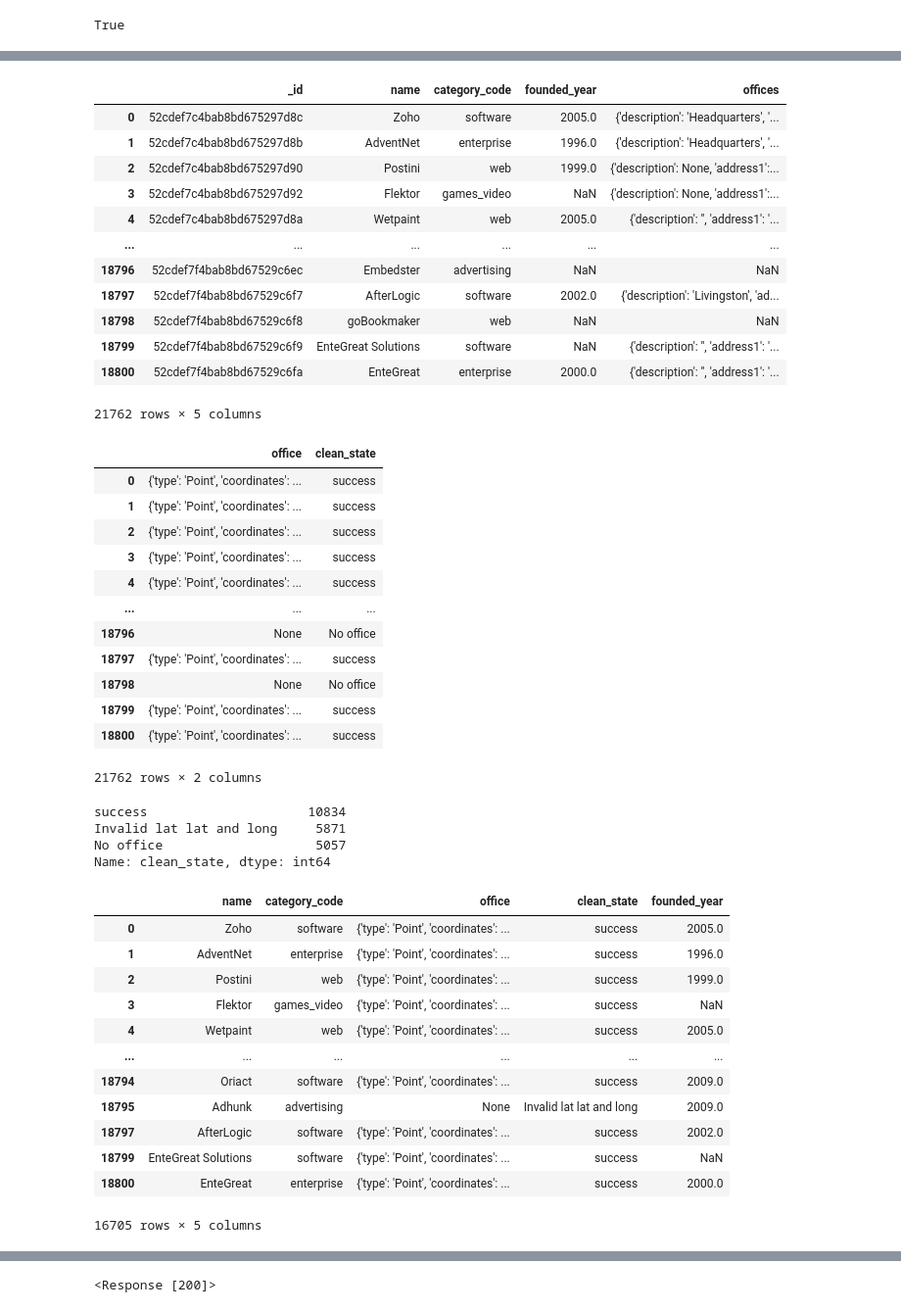
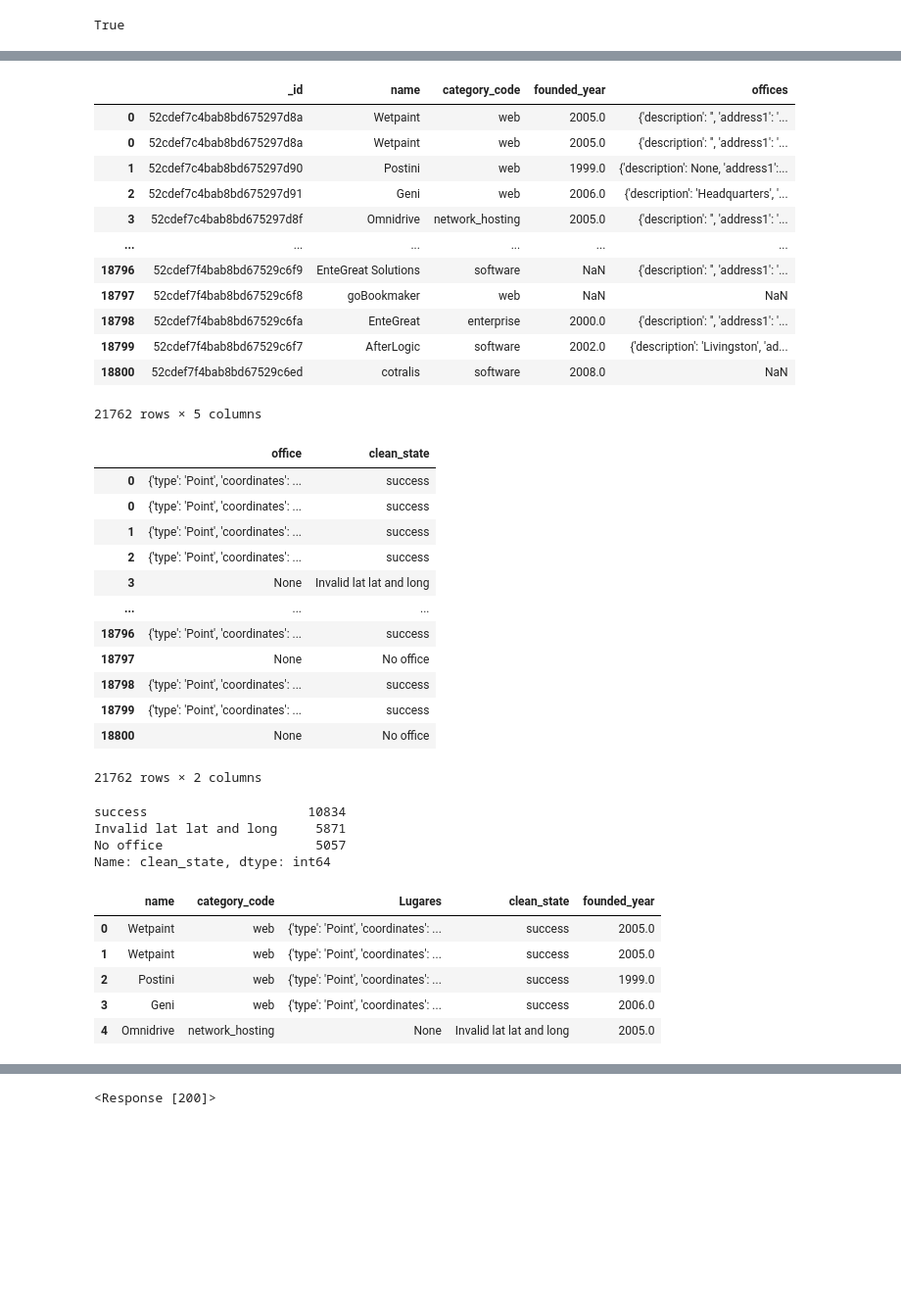
Before and after one commit to Sergio-Perez/ProyectoMongo, a Jupyter notebook: main.ipynb, the cells around one changed output, grey strips where cells are left out. Shown at 98% size. Saved outputs shown, nothing was run; the diff lists cells and outputs as text; code cells hidden in the pictures; blank space fills up the shorter version.

```diff
--- a/main.ipynb
+++ b/main.ipynb
@@ -28,53 +28,38 @@ all_offices = list(db.ejercicios.find({},{"offices":1,"name":1,"founded_year":1,
 # %%
 companias = pd.DataFrame (all_offices )
 companias = companias.explode("offices")
-companias
+companias.head()
 # %% [output]
 |  | _id | name | category_code | founded_year | offices |
-| 0 | 52cdef7c4bab8bd675297d8c | Zoho | software | 2005.0 | {'description': 'Headquarters', '... |
-| 1 | 52cdef7c4bab8bd675297d8b | AdventNet | enterprise | 1996.0 | {'description': 'Headquarters', '... |
-| 2 | 52cdef7c4bab8bd675297d90 | Postini | web | 1999.0 | {'description': None, 'address1':... |
-| 3 | 52cdef7c4bab8bd675297d92 | Flektor | games_video | NaN | {'description': None, 'address1':... |
-| 4 | 52cdef7c4bab8bd675297d8a | Wetpaint | web | 2005.0 | {'description': '', 'address1': '... |
+| 0 | 52cdef7c4bab8bd675297d8a | Wetpaint | web | 2005.0 | {'description': '', 'address1': '... |
+| 0 | 52cdef7c4bab8bd675297d8a | Wetpaint | web | 2005.0 | {'description': '', 'address1': '... |
+| 1 | 52cdef7c4bab8bd675297d90 | Postini | web | 1999.0 | {'description': None, 'address1':... |
+| 2 | 52cdef7c4bab8bd675297d91 | Geni | web | 2006.0 | {'description': 'Headquarters', '... |
+| 3 | 52cdef7c4bab8bd675297d8f | Omnidrive | network_hosting | 2005.0 | {'description': '', 'address1': '... |
 | ... | ... | ... | ... | ... | ... |
-| 18796 | 52cdef7f4bab8bd67529c6ec | Embedster | advertising | NaN | NaN |
-| 18797 | 52cdef7f4bab8bd67529c6f7 | AfterLogic | software | 2002.0 | {'description': 'Livingston', 'ad... |
-| 18798 | 52cdef7f4bab8bd67529c6f8 | goBookmaker | web | NaN | NaN |
-| 18799 | 52cdef7f4bab8bd67529c6f9 | EnteGreat Solutions | software | NaN | {'description': '', 'address1': '... |
-| 18800 | 52cdef7f4bab8bd67529c6fa | EnteGreat | enterprise | 2000.0 | {'description': '', 'address1': '... |
+| 18796 | 52cdef7f4bab8bd67529c6f9 | EnteGreat Solutions | software | NaN | {'description': '', 'address1': '... |
+| 18797 | 52cdef7f4bab8bd67529c6f8 | goBookmaker | web | NaN | NaN |
+| 18798 | 52cdef7f4bab8bd67529c6fa | EnteGreat | enterprise | 2000.0 | {'description': '', 'address1': '... |
+| 18799 | 52cdef7f4bab8bd67529c6f7 | AfterLogic | software | 2002.0 | {'description': 'Livingston', 'ad... |
+| 18800 | 52cdef7f4bab8bd67529c6ed | cotralis | software | 2008.0 | NaN |
 21762 rows × 5 columns
-# %%
-def buscaroficinaGeoPoint(row):
-    office = row.offices
-    if type(office) == dict:
-        if 'latitude' in office and 'longitude' in office:
-            if(type(office["latitude"])) == float and type(office["longitude"]) == float:
-                return ({
-                    "type":"Point",
-                    "coordinates":[office["longitude"],office["latitude"]]
-                },"success")
-            else:
-                return(None,"Invalid lat lat and long")
-        else:
-            return (None,"No lat and long keys in office dict")
-    return (None,"No office")
 # %%
 limpias_offices = companias.apply(buscaroficinaGeoPoint,axis=1, result_type="expand")
 limpias_offices.columns = ["office","clean_state"]
 limpias_offices
 # %% [output]
 |  | office | clean_state |
+| 0 | {'type': 'Point', 'coordinates': ... | success |
 | 0 | {'type': 'Point', 'coordinates': ... | success |
 | 1 | {'type': 'Point', 'coordinates': ... | success |
 | 2 | {'type': 'Point', 'coordinates': ... | success |
-| 3 | {'type': 'Point', 'coordinates': ... | success |
-| 4 | {'type': 'Point', 'coordinates': ... | success |
+| 3 | None | Invalid lat lat and long |
 | ... | ... | ... |
-| 18796 | None | No office |
-| 18797 | {'type': 'Point', 'coordinates': ... | success |
-| 18798 | None | No office |
+| 18796 | {'type': 'Point', 'coordinates': ... | success |
+| 18797 | None | No office |
+| 18798 | {'type': 'Point', 'coordinates': ... | success |
 | 18799 | {'type': 'Point', 'coordinates': ... | success |
-| 18800 | {'type': 'Point', 'coordinates': ... | success |
+| 18800 | None | No office |
 21762 rows × 2 columns
 # %%
 companias_limpias= pd.concat([companias,limpias_offices], axis=1)
@@ -91,22 +76,14 @@ Name: clean_state, dtype: int64
 companias_limpias = companias_limpias.drop(companias_limpias.index[companias_limpias["clean_state"]=="No office",])
 # %%
 companias_limpias.clean_state.value_counts()
-#companias_limpias["clean_state"] = companias_limpias["clean_state"].astype(str)
-companias_limpias
+companias_limpias.head()
 # %% [output]
-|  | name | category_code | office | clean_state | founded_year |
-| 0 | Zoho | software | {'type': 'Point', 'coordinates': ... | success | 2005.0 |
-| 1 | AdventNet | enterprise | {'type': 'Point', 'coordinates': ... | success | 1996.0 |
+|  | name | category_code | Lugares | clean_state | founded_year |
+| 0 | Wetpaint | web | {'type': 'Point', 'coordinates': ... | success | 2005.0 |
+| 1 | Wetpaint | web | {'type': 'Point', 'coordinates': ... | success | 2005.0 |
 | 2 | Postini | web | {'type': 'Point', 'coordinates': ... | success | 1999.0 |
-| 3 | Flektor | games_video | {'type': 'Point', 'coordinates': ... | success | NaN |
-| 4 | Wetpaint | web | {'type': 'Point', 'coordinates': ... | success | 2005.0 |
-| ... | ... | ... | ... | ... | ... |
-| 18794 | Oriact | software | {'type': 'Point', 'coordinates': ... | success | 2009.0 |
-| 18795 | Adhunk | advertising | None | Invalid lat lat and long | 2009.0 |
-| 18797 | AfterLogic | software | {'type': 'Point', 'coordinates': ... | success | 2002.0 |
-| 18799 | EnteGreat Solutions | software | {'type': 'Point', 'coordinates': ... | success | NaN |
-| 18800 | EnteGreat | enterprise | {'type': 'Point', 'coordinates': ... | success | 2000.0 |
+| 3 | Geni | web | {'type': 'Point', 'coordinates': ... | success | 2006.0 |
+| 4 | Omnidrive | network_hosting | None | Invalid lat lat and long | 2005.0 |
-16705 rows × 5 columns
 # %%
 companias_limpias.rename(columns={'office':'Lugares'}, inplace=True)
 # %%
```
Also changed, not shown: parts of 41 cells of this notebook, 5 other files.
